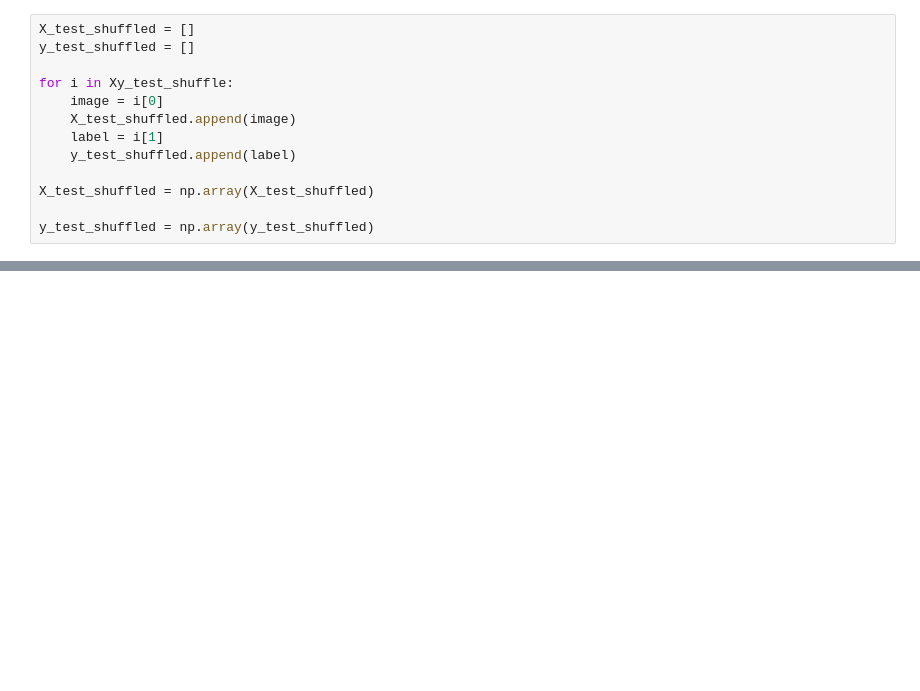
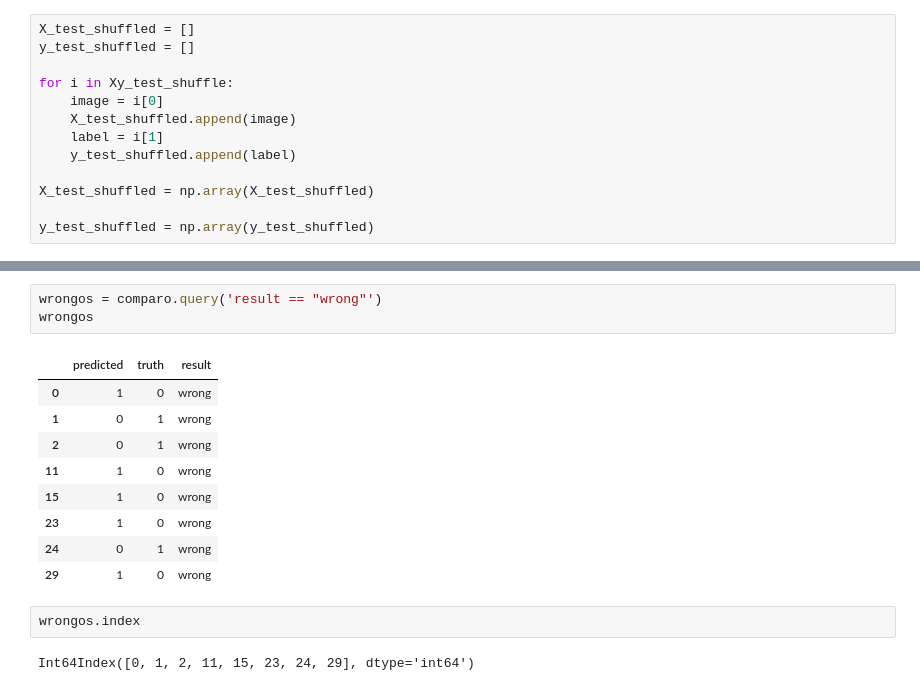
Before and after one commit to shawn-munir/Capstone-2, a Jupyter notebook: Raw Code.ipynb, the cells around one changed output, grey strips where cells are left out. Saved outputs shown, nothing was run; the diff lists cells and outputs as text; blank space fills up the shorter version.

```diff
--- a/Raw Code.ipynb
+++ b/Raw Code.ipynb
@@ -262,0 +323,17 @@ INFO:tensorflow:Assets written to: flip_page_classifier/assets
+# %%
+wrongos = comparo.query('result == "wrong"')
+wrongos
+# %% [output]
+|  | predicted | truth | result |
+| 0 | 1 | 0 | wrong |
+| 1 | 0 | 1 | wrong |
+| 2 | 0 | 1 | wrong |
+| 11 | 1 | 0 | wrong |
+| 15 | 1 | 0 | wrong |
+| 23 | 1 | 0 | wrong |
+| 24 | 0 | 1 | wrong |
+| 29 | 1 | 0 | wrong |
+# %%
+wrongos.index
+# %% [output]
+Int64Index([0, 1, 2, 11, 15, 23, 24, 29], dtype='int64')
```
Also changed, not shown: parts of 31 cells of this notebook, 12 other files.
